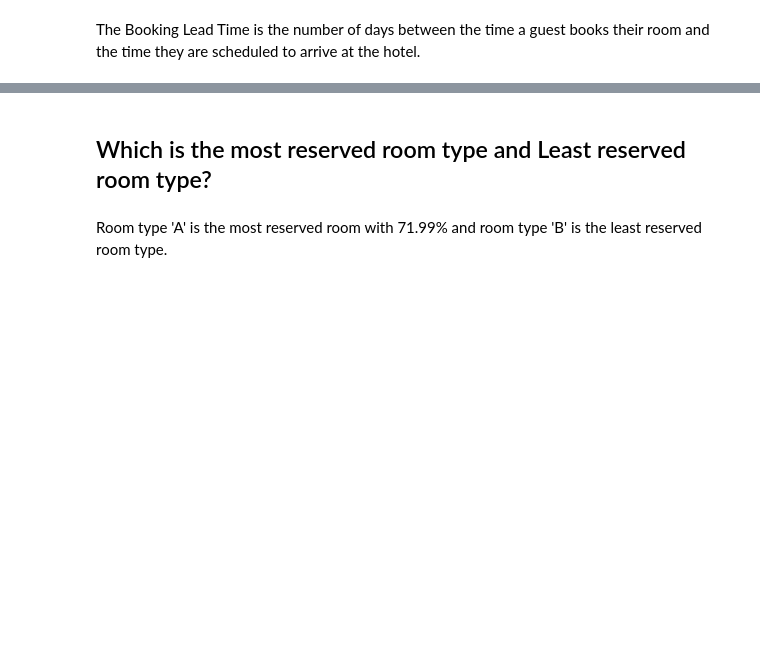
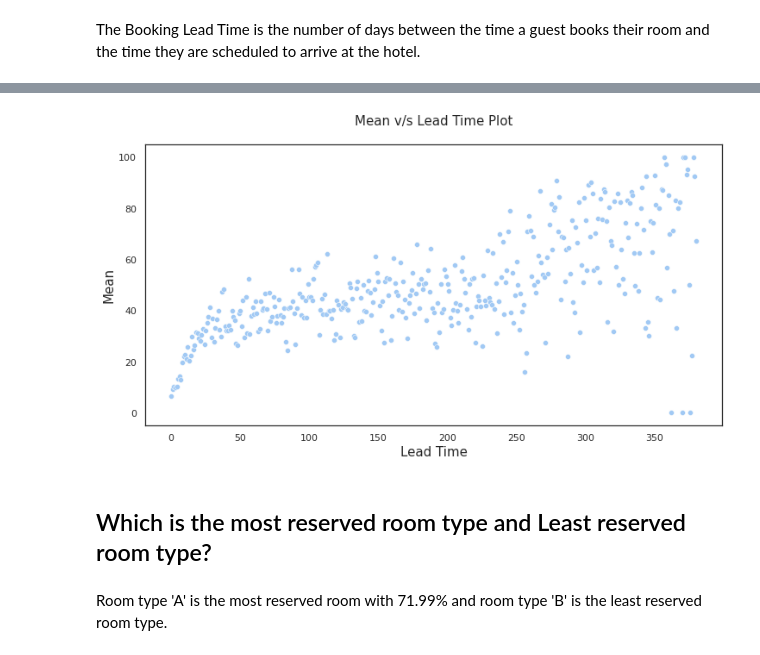
Before and after one commit to mdabushad/Hotel-Booking-Analysis-EDA-Capstone, a Jupyter notebook: data_machines_Hotel_Booking_Analysis_Capstone_Project.ipynb, the cells around one changed output, grey strips where cells are left out. Cells and saved outputs as stored; diff of their text form; code cells hidden in the pictures; blank space fills up the shorter version.

```diff
--- a/data_machines_Hotel_Booking_Analysis_Capstone_Project.ipynb
+++ b/data_machines_Hotel_Booking_Analysis_Capstone_Project.ipynb
@@ -176,0 +171,4 @@ df.describe()
+# %%
+## Creating a copy of dataset for future loss
+df_copy = df.copy()
+df.describe()
@@ -800,3 +812,19 @@ plt.show()
+# %%
+sns.set_context('notebook')
+sns.set_style("white")
+sns.set_palette('pastel')
+
+g = df_copy.groupby('lead_time')['is_canceled'].describe()
+a = sns.scatterplot(x = g.index, y = g['mean']*100)
+a.set_title('Mean v/s Lead Time Plot', fontsize = 15, y = 1.05)
+a.set_ylabel('Mean',fontsize = 15)
+a.set_xlabel('Lead Time',fontsize = 15)
+
+
+
+plt.show()
+# %% [output]
+[figure, added]
 # %% [markdown]
 ## Which is the most reserved room type and Least reserved room type?
 # %% [markdown]
```
Also changed, not shown: parts of 9 cells of this notebook.
